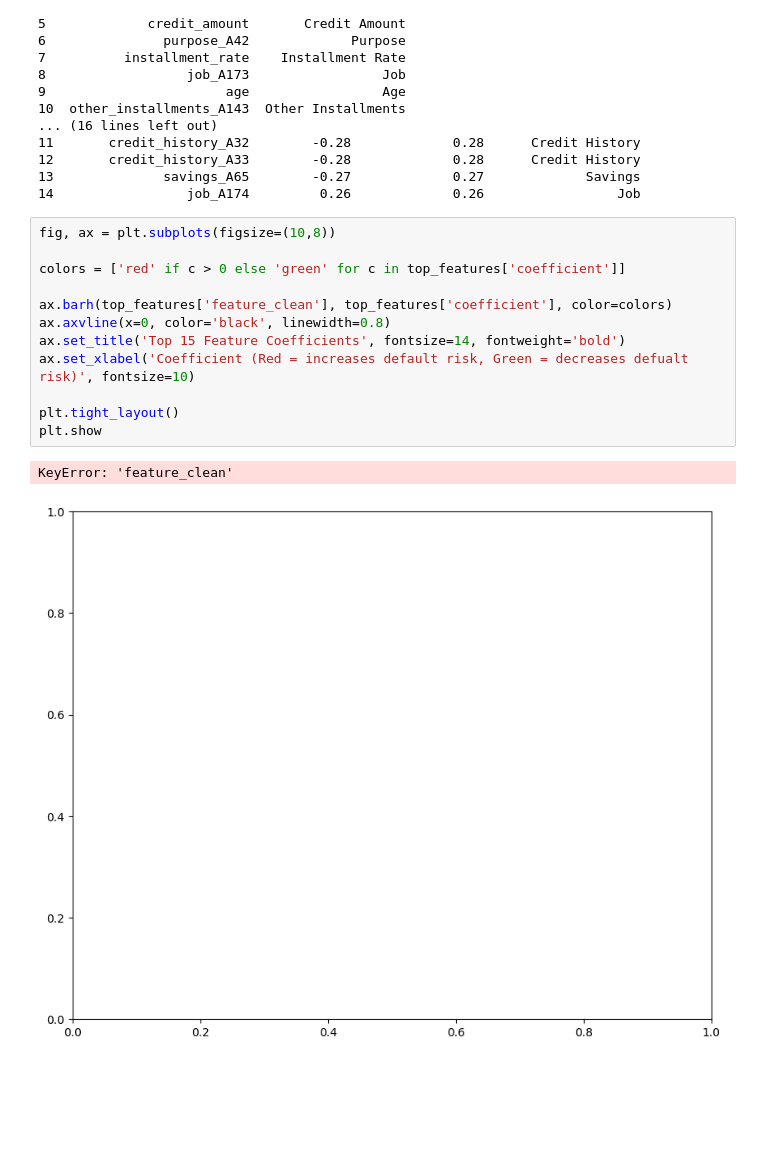
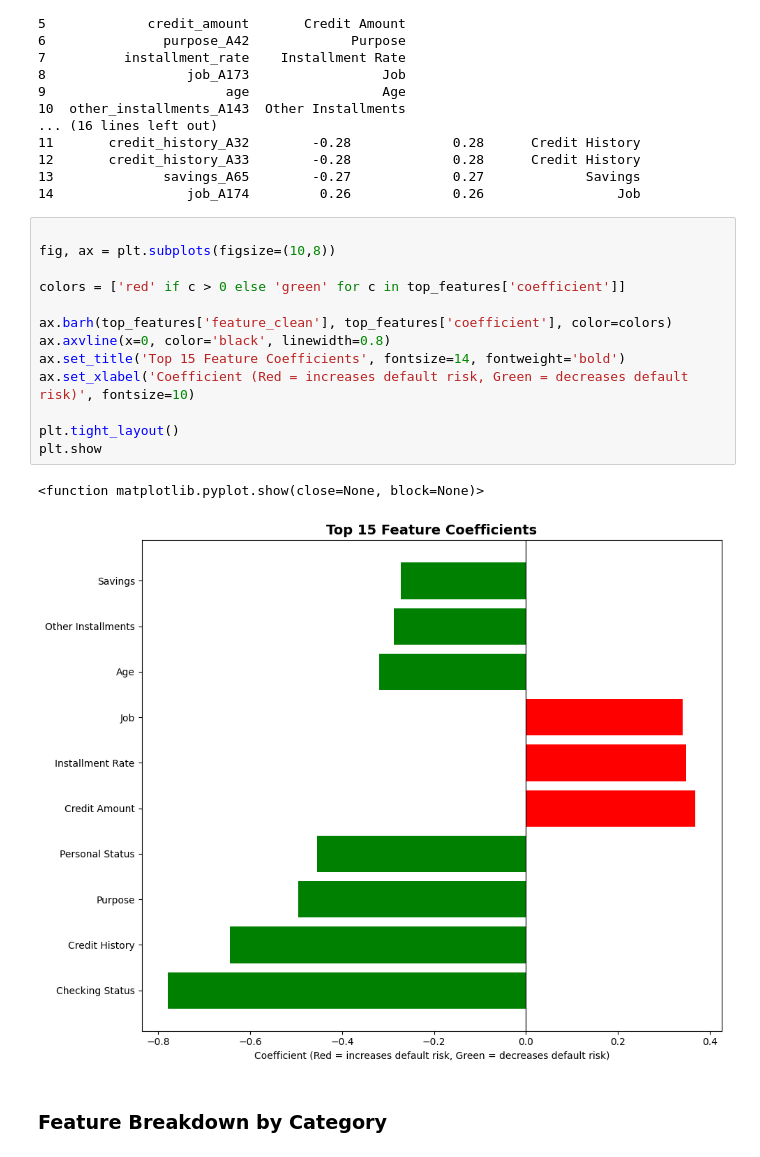
Before and after one commit to smallchuch/CreditRiskLearning, a Jupyter notebook: Exploration/modelling.ipynb, the cells around one changed output. Saved outputs shown, nothing was run; the diff lists cells and outputs as text; blank space fills up the shorter version.

```diff
--- a/Exploration/modelling.ipynb
+++ b/Exploration/modelling.ipynb
@@ -354,17 +354,20 @@ print(top_features)
 13              savings_A65        -0.27             0.27             Savings
 14                 job_A174         0.26             0.26                 Job
 # %%
+
 fig, ax = plt.subplots(figsize=(10,8))
 
 colors = ['red' if c > 0 else 'green' for c in top_features['coefficient']]
 
 ax.barh(top_features['feature_clean'], top_features['coefficient'], color=colors)
 ax.axvline(x=0, color='black', linewidth=0.8)
 ax.set_title('Top 15 Feature Coefficients', fontsize=14, fontweight='bold')
-ax.set_xlabel('Coefficient (Red = increases default risk, Green = decreases defualt risk)', fontsize=10)
+ax.set_xlabel('Coefficient (Red = increases default risk, Green = decreases default risk)', fontsize=10)
 
 plt.tight_layout()
 plt.show
 # %% [output]
-KeyError: 'feature_clean'
+<function matplotlib.pyplot.show(close=None, block=None)>
-[figure, old version]
+[figure, new version]
+# %% [markdown]
+### Feature Breakdown by Category
```
Also changed, not shown: parts of 3 cells of this notebook, 6 other files.
